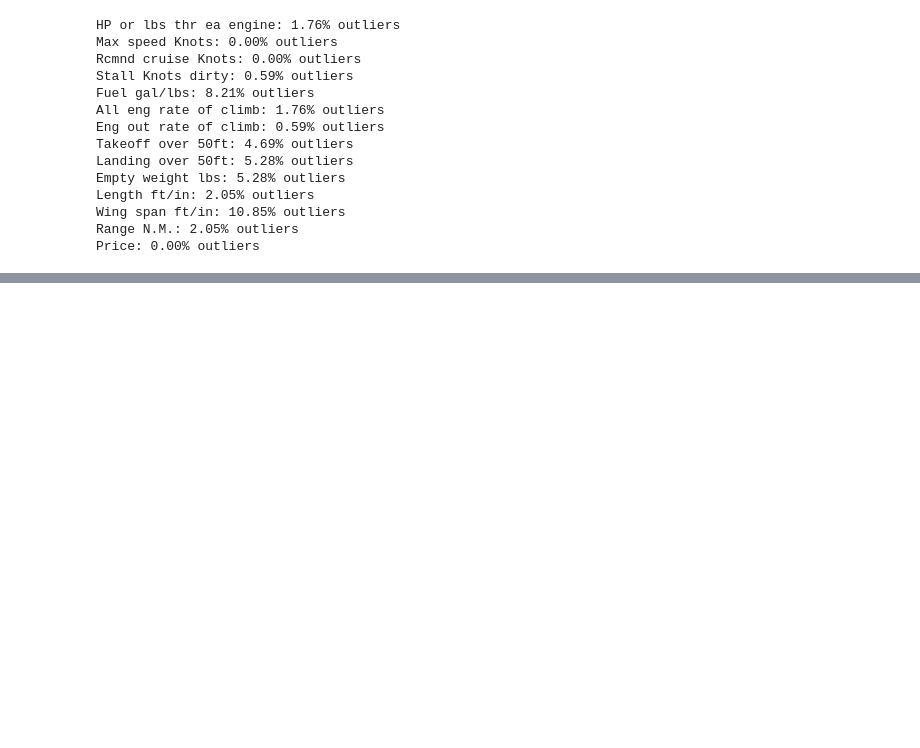
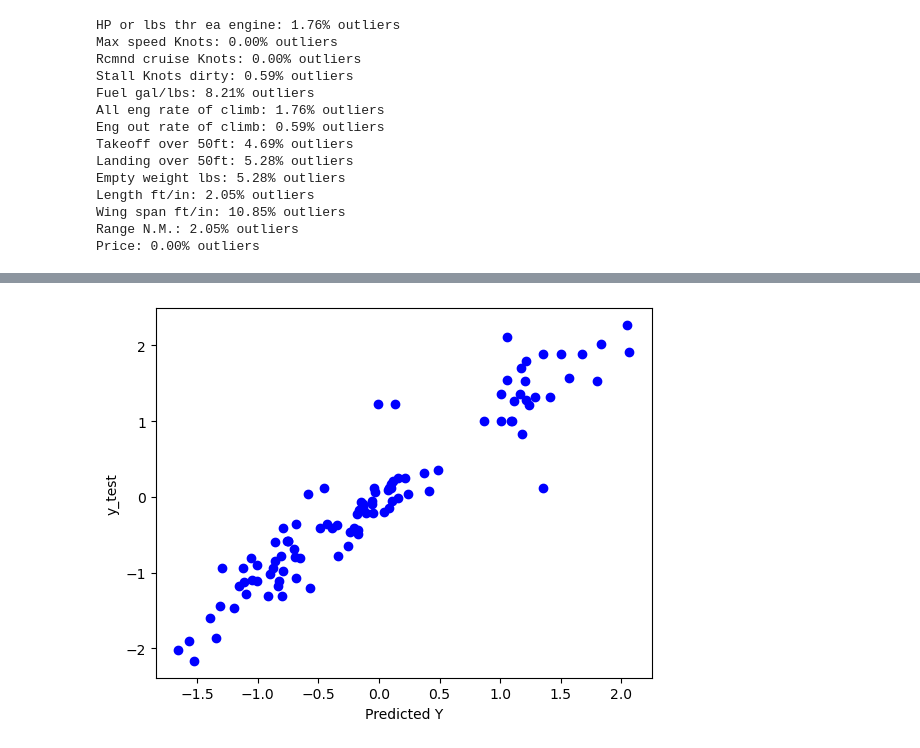
Before and after one commit to 6lvcknight/-Airplane-Price-Prediction-Model, a Jupyter notebook: Price Prediction Model.ipynb, the cells around one changed output, grey strips where cells are left out. Cells and saved outputs as stored; diff of their text form; code cells hidden in the pictures; blank space fills up the shorter version.

```diff
--- a/Price Prediction Model.ipynb
+++ b/Price Prediction Model.ipynb
@@ -220,0 +282,8 @@ Price: 0.00% outliers
+# %%
+prediction = rf_model.predict(X_test)
+plt.scatter(prediction ,y_test, c='b')
+plt.xlabel('Predicted Y')
+plt.ylabel('y_test')
+plt.show()
+# %% [output]
+[figure, added]
```
Also changed, not shown: parts of 14 cells of this notebook.
